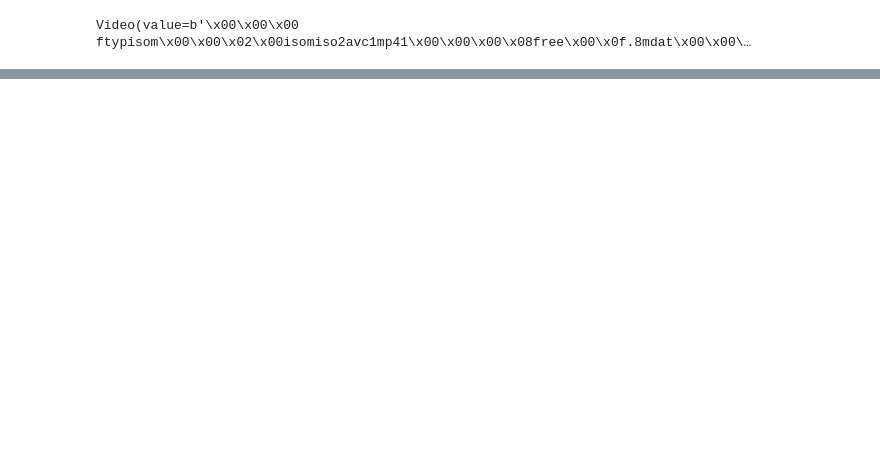
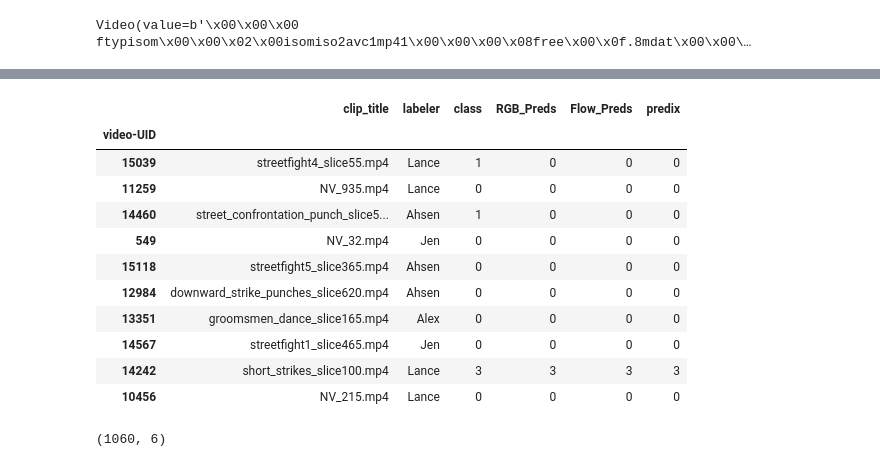
Before and after one commit to ahsenq/bittah-ninja, a Jupyter notebook: Join_TSNpredix_and_GTdb.ipynb, the cells around one changed output, grey strips where cells are left out. Saved outputs shown, nothing was run; the diff lists cells and outputs as text; code cells hidden in the pictures; blank space fills up the shorter version.

```diff
--- a/Join_TSNpredix_and_GTdb.ipynb
+++ b/Join_TSNpredix_and_GTdb.ipynb
@@ -82,0 +134,5 @@ Video(value=b'\x00\x00\x00 ftypisom\x00\x00\x02\x00isomiso2avc1mp41\x00\x00\x00\
+# %%
+df.drop(columns = ['RGB_Preds','Flow_Preds','Combined_Preds','Truth'],inplace = True)
+# %%
+df.rename(columns = {'nRGB_Preds':'RGB_Preds','nFlow_Preds':'Flow_Preds', \
+                    'nCombined_Preds':'Combined_Preds','nTruth':'Truth'},inplace=True)
@@ -82,0 +168,19 @@ Video(value=b'\x00\x00\x00 ftypisom\x00\x00\x02\x00isomiso2avc1mp41\x00\x00\x00\
+# %%
+df.sample(10)
+# %% [output]
+|  | clip_title | labeler | class | RGB_Preds | Flow_Preds | predix |
+| video-UID |  |  |  |  |  |  |
+| 15039 | streetfight4_slice55.mp4 | Lance | 1 | 0 | 0 | 0 |
+| 11259 | NV_935.mp4 | Lance | 0 | 0 | 0 | 0 |
+| 14460 | street_confrontation_punch_slice5... | Ahsen | 1 | 0 | 0 | 0 |
+| 549 | NV_32.mp4 | Jen | 0 | 0 | 0 | 0 |
+| 15118 | streetfight5_slice365.mp4 | Ahsen | 0 | 0 | 0 | 0 |
+| 12984 | downward_strike_punches_slice620.mp4 | Ahsen | 0 | 0 | 0 | 0 |
+| 13351 | groomsmen_dance_slice165.mp4 | Alex | 0 | 0 | 0 | 0 |
+| 14567 | streetfight1_slice465.mp4 | Jen | 0 | 0 | 0 | 0 |
+| 14242 | short_strikes_slice100.mp4 | Lance | 3 | 3 | 3 | 3 |
+| 10456 | NV_215.mp4 | Lance | 0 | 0 | 0 | 0 |
+# %%
+df.shape
+# %% [output]
+(1060, 6)
```
Also changed, not shown: parts of 27 cells of this notebook, 3 other files.
